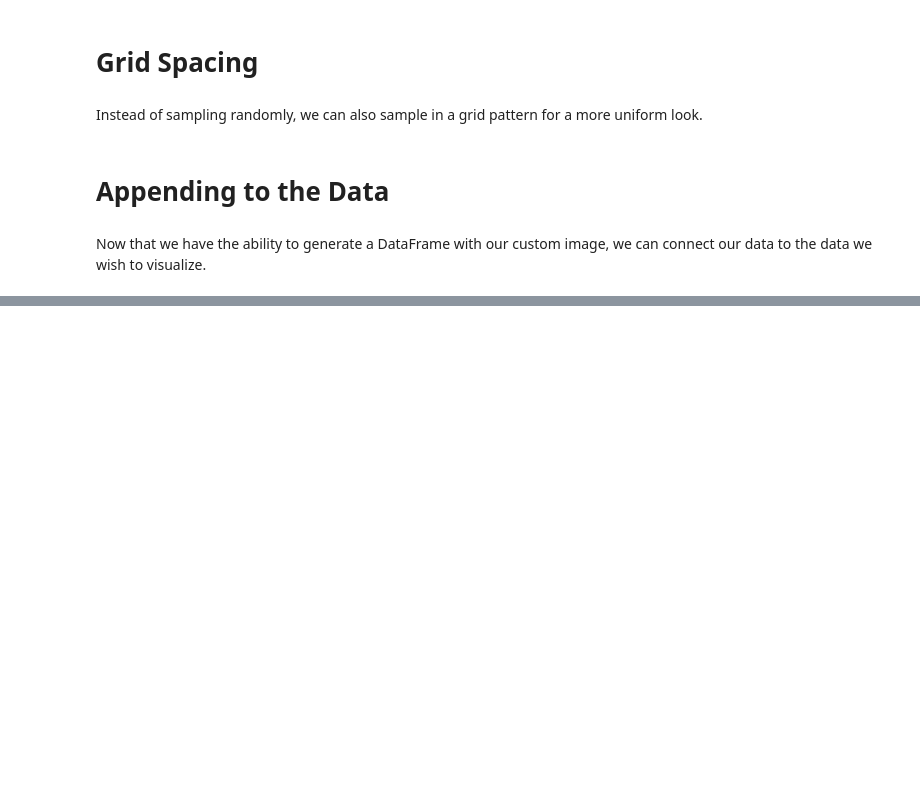
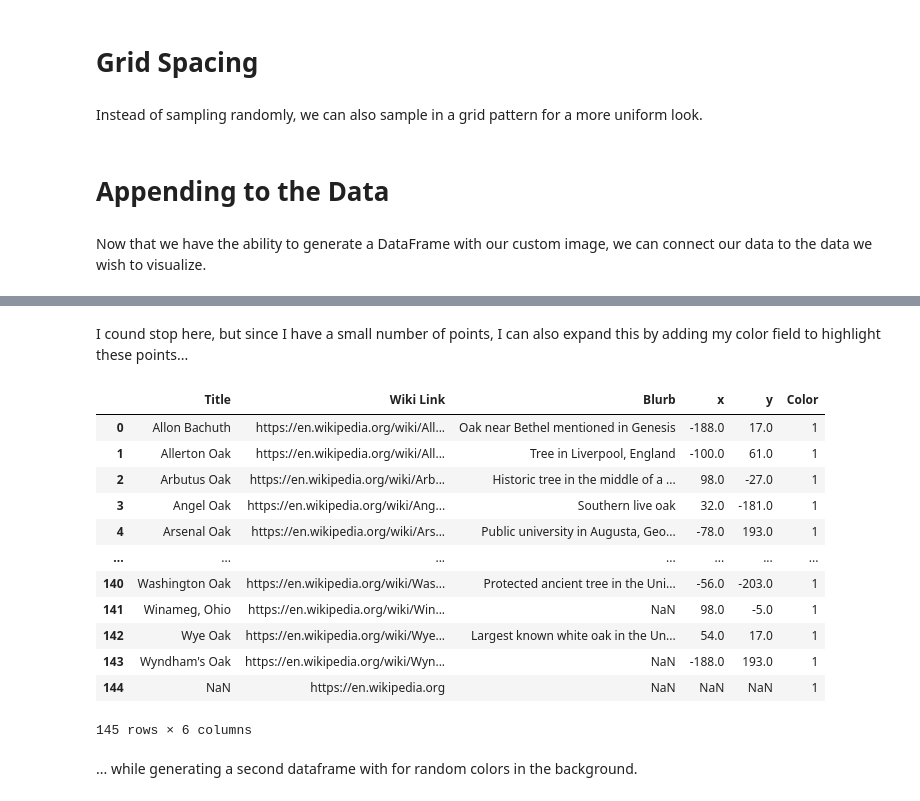
Before and after one commit to mcumiskey/Image-to-Point-Cloud, a Jupyter notebook: PointCloud.ipynb, the cells around one changed output, grey strips where cells are left out. Drawn from its saved outputs; the diff is of its cells as text; code cells hidden in the pictures; blank space fills up the shorter version.

```diff
--- a/PointCloud.ipynb
+++ b/PointCloud.ipynb
@@ -336,4 +324,4 @@ This means refreshing and trying a few different random coordinates, simplifying
 # %%
-image_path = r"images\OakLeaf_ALt.png"
-points_df = image_to_points_symmetry_grid(image_path, num_points=432)
-plot_points(points_df, 15)
+image_path = r"images\OakLeaf.png"
+points_df = image_to_points_symmetry_grid(image_path, num_points=144)
+plot_points(points_df, 10)
@@ -339,0 +330,23 @@ plot_points(points_df, 15)
+# %%
+final_df = oaks.join(points_df)
+# %% [markdown]
+I cound stop here, but since I have a small number of points, I can also expand this by adding my color field to highlight these points...
+# %%
+final_df["Color"] = 1
+final_df
+# %% [output]
+|  | Title | Wiki Link | Blurb | x | y | Color |
+| 0 | Allon Bachuth | https://en.wikipedia.org/wiki/All... | Oak near Bethel mentioned in Genesis | -188.0 | 17.0 | 1 |
+| 1 | Allerton Oak | https://en.wikipedia.org/wiki/All... | Tree in Liverpool, England | -100.0 | 61.0 | 1 |
+| 2 | Arbutus Oak | https://en.wikipedia.org/wiki/Arb... | Historic tree in the middle of a ... | 98.0 | -27.0 | 1 |
+| 3 | Angel Oak | https://en.wikipedia.org/wiki/Ang... | Southern live oak | 32.0 | -181.0 | 1 |
+| 4 | Arsenal Oak | https://en.wikipedia.org/wiki/Ars... | Public university in Augusta, Geo... | -78.0 | 193.0 | 1 |
+| ... | ... | ... | ... | ... | ... | ... |
+| 140 | Washington Oak | https://en.wikipedia.org/wiki/Was... | Protected ancient tree in the Uni... | -56.0 | -203.0 | 1 |
+| 141 | Winameg, Ohio | https://en.wikipedia.org/wiki/Win... | NaN | 98.0 | -5.0 | 1 |
+| 142 | Wye Oak | https://en.wikipedia.org/wiki/Wye... | Largest known white oak in the Un... | 54.0 | 17.0 | 1 |
+| 143 | Wyndham's Oak | https://en.wikipedia.org/wiki/Wyn... | NaN | -188.0 | 193.0 | 1 |
+| 144 | NaN | https://en.wikipedia.org | NaN | NaN | NaN | 1 |
+145 rows × 6 columns
+# %% [markdown]
+... while generating a second dataframe with for random colors in the background.
```
Also changed, not shown: parts of 14 cells of this notebook, 7 other files.
